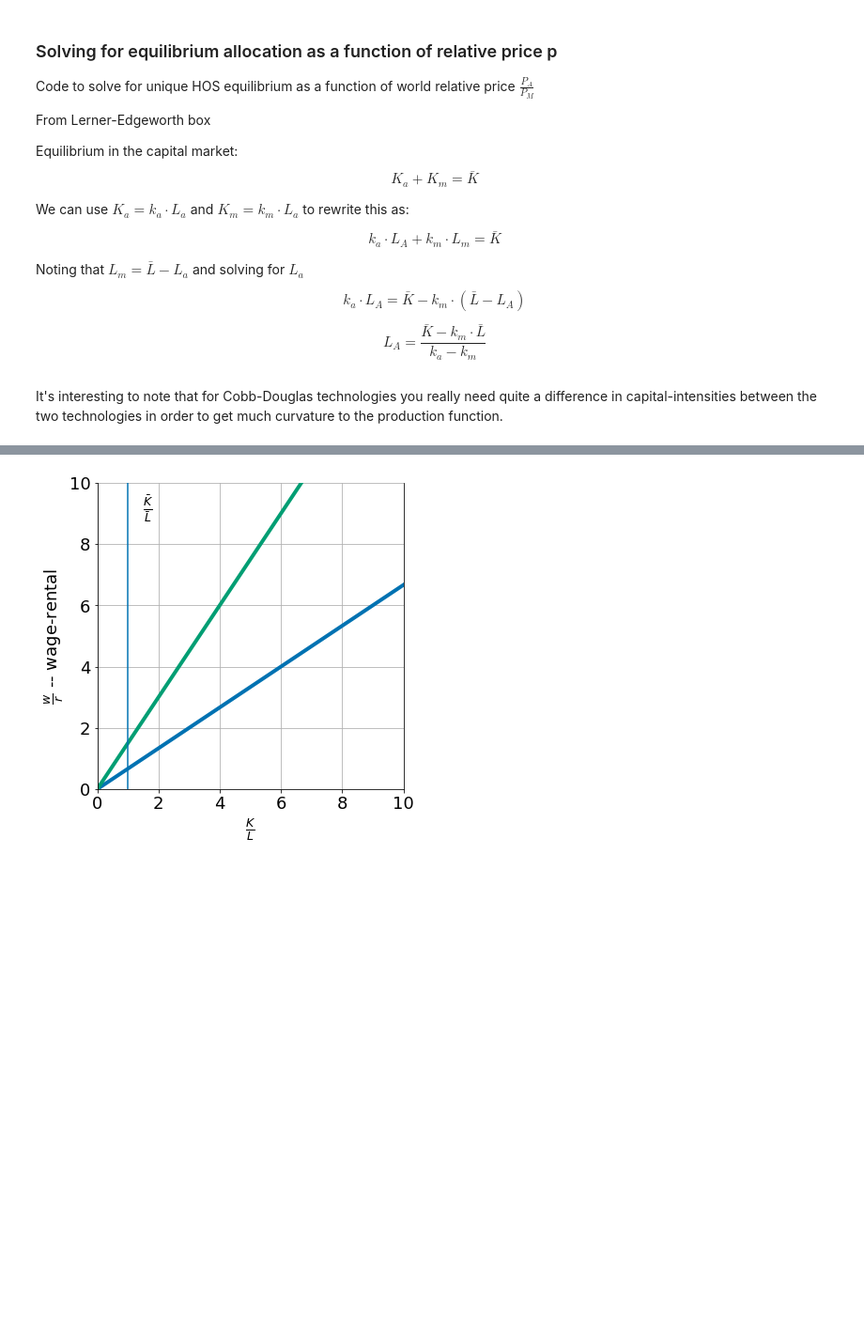
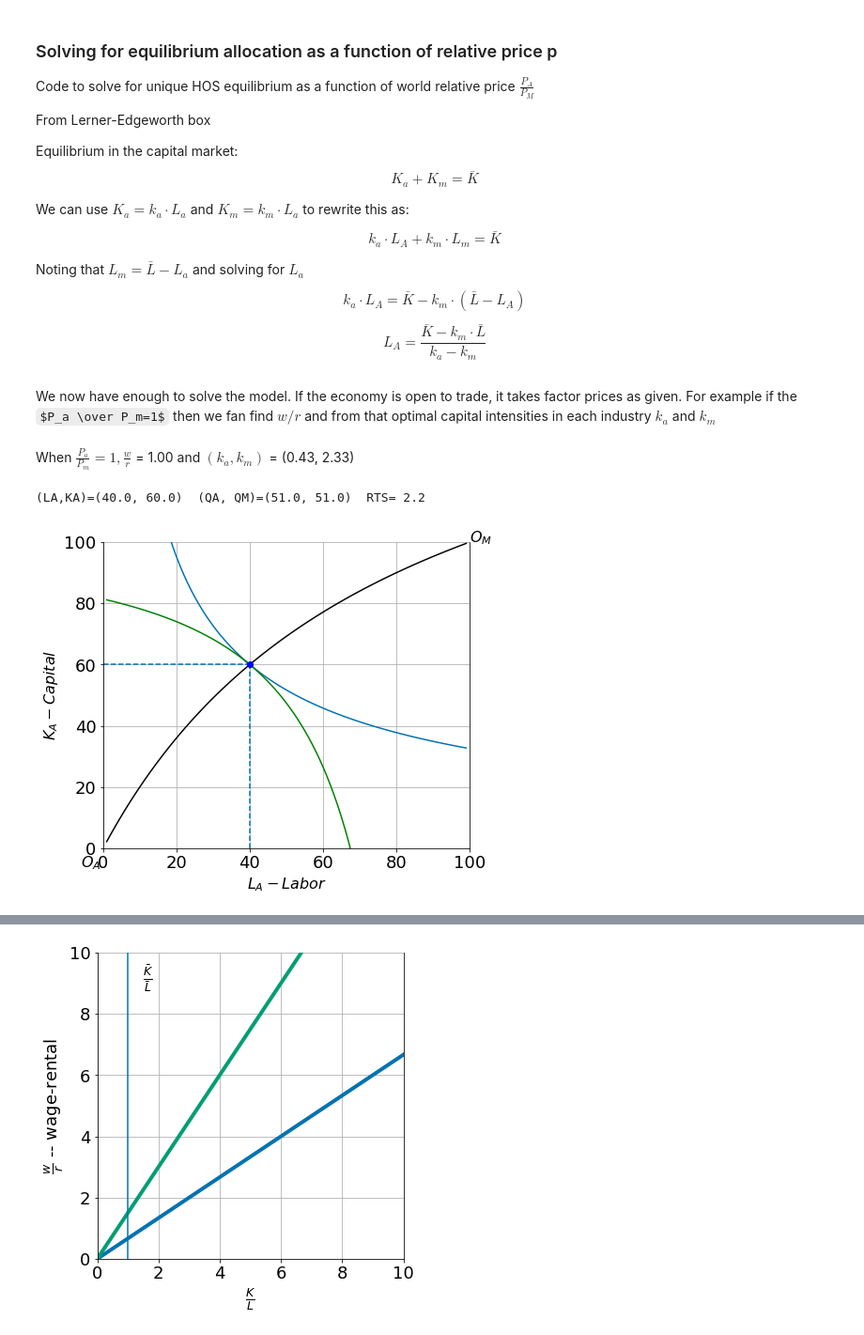
Before and after one commit to jhconning/Econ-Teach, a Jupyter notebook: notebooks/trade/HOS.ipynb, the cells around one changed output, grey strips where cells are left out. Shown at 94% size. Saved outputs shown, nothing was run; the diff lists cells and outputs as text; code cells hidden in the pictures; some formulas as TeX source; blank space fills up the shorter version.

```diff
--- a/notebooks/trade/HOS.ipynb
+++ b/notebooks/trade/HOS.ipynb
@@ -169,5 +186,28 @@ $$
 $$
 L_A = \frac{\bar K - k_m \cdot \bar L}{k_a-k_m}
 $$
-# %% [markdown]
-It's interesting to note that for Cobb-Douglas technologies you really need quite a difference in capital-intensities between the two technologies in order to get much curvature to the production function.
+# %% [markdown]
+We now have enough to solve the model.  If the economy is open to trade, it takes factor prices as given. For example if the $P_a \over P_m=1$ then we fan find $w/r$ and from that optimal capital intensities in each industry $k_a$ and $k_m$
+# %%
+from IPython.display import display, Markdown
+p = 1
+a = 0.3
+b = 0.7
+wr = wreq(p, a=a, b=b)
+ka = kl(wr,a)
+km = kl(wr,b)
+LA, KA = hos_eq(p, Kbar=100, Lbar=100)
+
+display(Markdown(rf"""
+  When $\frac{{P_a}}{{P_m}}=1, \frac{{w}}{{r}}$ = {wr:0.2f}
+  and $(k_a, k_m)$ = ({ka:0.2f}, {km:0.2f})
+  """))
+# %% [output]
+
+  When $\frac{P_a}{P_m}=1, \frac{w}{r}$ = 1.00
+  and $(k_a, k_m)$ = (0.43, 2.33)
+# %%
+HOS(1)
+# %% [output]
+(LA,KA)=(40.0, 60.0)  (QA, QM)=(51.0, 51.0)  RTS= 2.2
+[figure, added]
```
Also changed, not shown: parts of 19 cells of this notebook, 3 other files.
